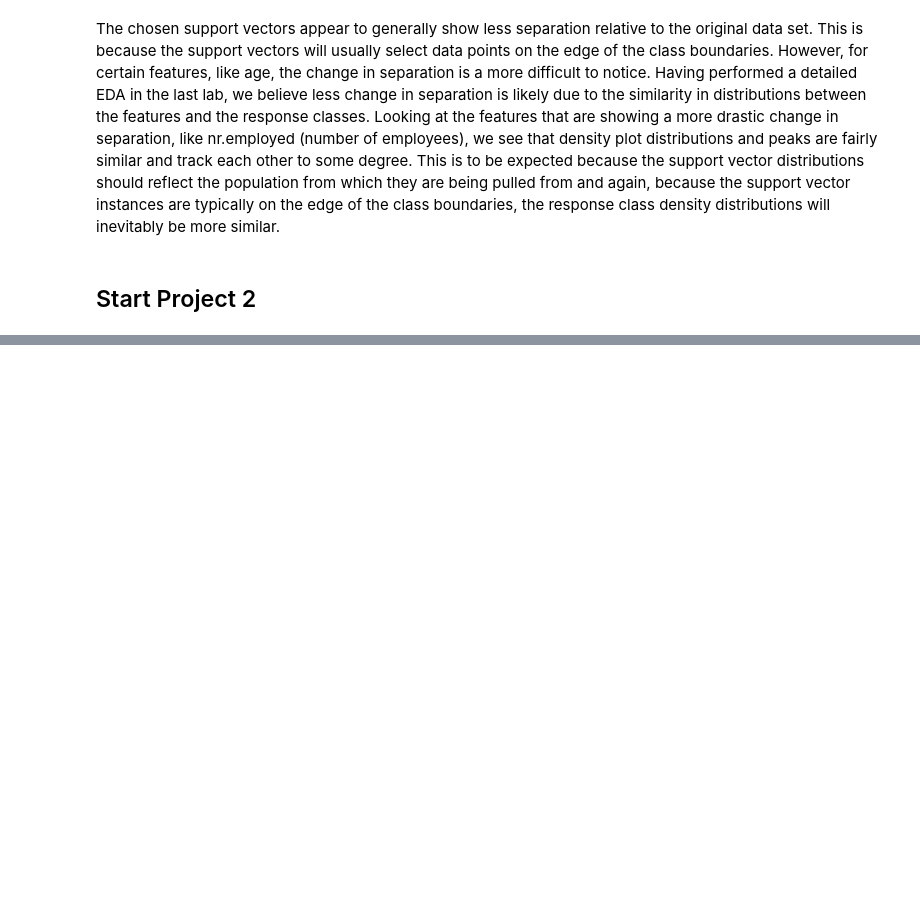
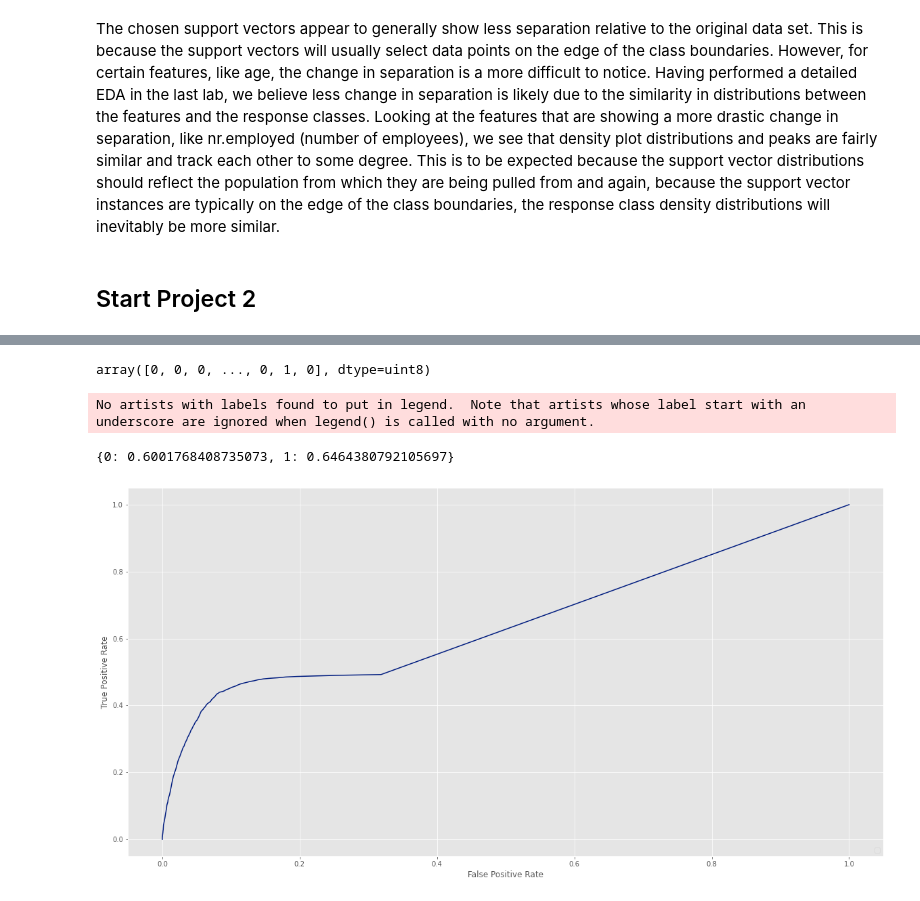
Before and after one commit to ChadKwong/DDSMachineLearning1, a Jupyter notebook: Lab 2/Mini Lab-Copy1.ipynb, the cells around one changed output, grey strips where cells are left out. Cells and saved outputs as stored; diff of their text form; code cells hidden in the pictures; blank space fills up the shorter version.

```diff
--- a/Lab 2/Mini Lab-Copy1.ipynb
+++ b/Lab 2/Mini Lab-Copy1.ipynb
@@ -535,27 +645,35 @@ print ('Pipeline accuracy', total_accuracy)
+# %%
+Y
+# %% [output]
+array([0, 0, 0, ..., 0, 1, 0], dtype=uint8)
 # %%
 import seaborn as sns
 sns.set_palette("dark")
 # code manipulated from http://scikit-learn.org/stable/auto_examples/plot_roc.html
 from sklearn.preprocessing import label_binarize
 
 # Compute ROC curve for a subset of interesting classes
 fpr = dict()
 tpr = dict()
 roc_auc = dict()
-for i in np.unique(y):
-    fpr[i], tpr[i], _ = mt.roc_curve(y, yhat_score[:, i], pos_label=i)
+for i in np.unique(Y):
+    fpr[i], tpr[i], _ = mt.roc_curve(Y, yhat_score[:, i], pos_label=i)
     roc_auc[i] = mt.auc(fpr[i], tpr[i])
 
 
 print(roc_auc)
 
 plt.plot(fpr[1], tpr[1])
 
 
 plt.legend(loc="lower right")
 plt.xlabel('False Positive Rate')
 plt.ylabel('True Positive Rate')
 plt.show()
+# %% [output]
+No artists with labels found to put in legend.  Note that artists whose label start with an underscore are ignored when legend() is called with no argument.
+{0: 0.6001768408735073, 1: 0.6464380792105697}
+[figure, added]
 # %%
 %%time
 from sklearn.ensemble import RandomForestClassifier
```
Also changed, not shown: parts of 28 cells of this notebook.
